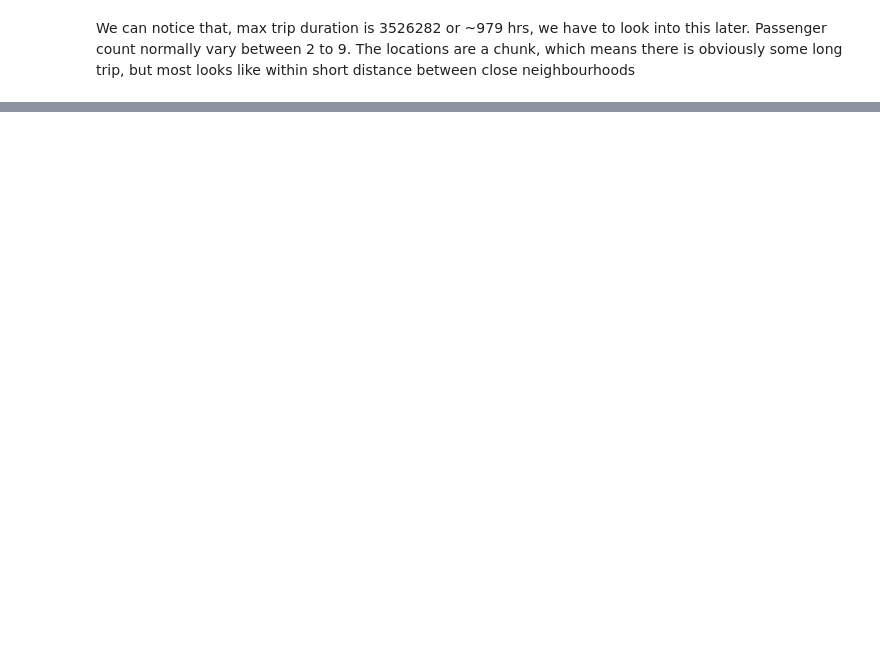
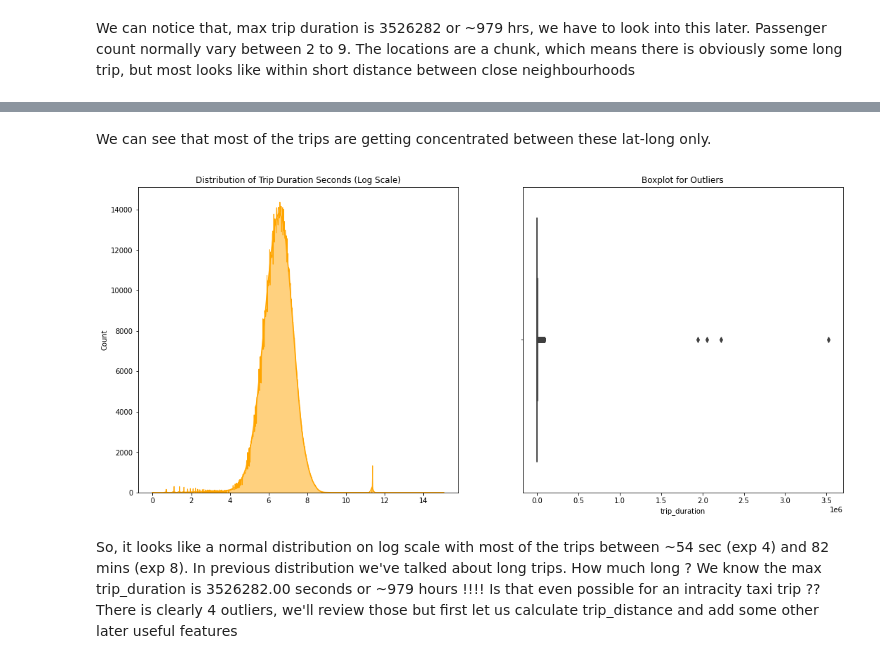
Before and after one commit to sdwaghmare1998/NYC-Taxi-Trip-Time-Prediction, a Jupyter notebook: NYC_Taxi_Trip_Time_Prediction_Capstone_Project_by_Saurabh_Waghmare.ipynb, the cells around one changed output, grey strips where cells are left out. Saved outputs shown, nothing was run; the diff lists cells and outputs as text; code cells hidden in the pictures; blank space fills up the shorter version.

```diff
--- a/NYC_Taxi_Trip_Time_Prediction_Capstone_Project_by_Saurabh_Waghmare.ipynb
+++ b/NYC_Taxi_Trip_Time_Prediction_Capstone_Project_by_Saurabh_Waghmare.ipynb
@@ -171,0 +221,17 @@ We can notice that, max trip duration is 3526282 or ~979 hrs, we have to look in
+# %% [markdown]
+We can see that most of the trips are getting concentrated between these lat-long only.
+# %%
+fig, axes = plt.subplots(ncols=2, figsize=(18, 8))
+axes = axes.flatten()
+
+sns.histplot(x=np.log(dataFrame['trip_duration'].values), ax=axes[0],color='orange',kde=True, element='poly')
+axes[0].set_title('Distribution of Trip Duration Seconds (Log Scale)')
+
+sns.boxplot(x='trip_duration', data=dataFrame, ax=axes[1])
+axes[1].set_title('Boxplot for Outliers')
+
+plt.show()
+# %% [output]
+[figure, added]
+# %% [markdown]
+So, it looks like a normal distribution on log scale with most of the trips between ~54 sec (exp 4) and 82 mins (exp 8). In previous distribution we've talked about long trips. How much long ? We know the max trip_duration is 3526282.00 seconds or ~979 hours !!!! Is that even possible for an intracity taxi trip ?? There is clearly 4 outliers, we'll review those but first let us calculate trip_distance and add some other later useful features
```
Also changed, not shown: parts of 13 cells of this notebook.
